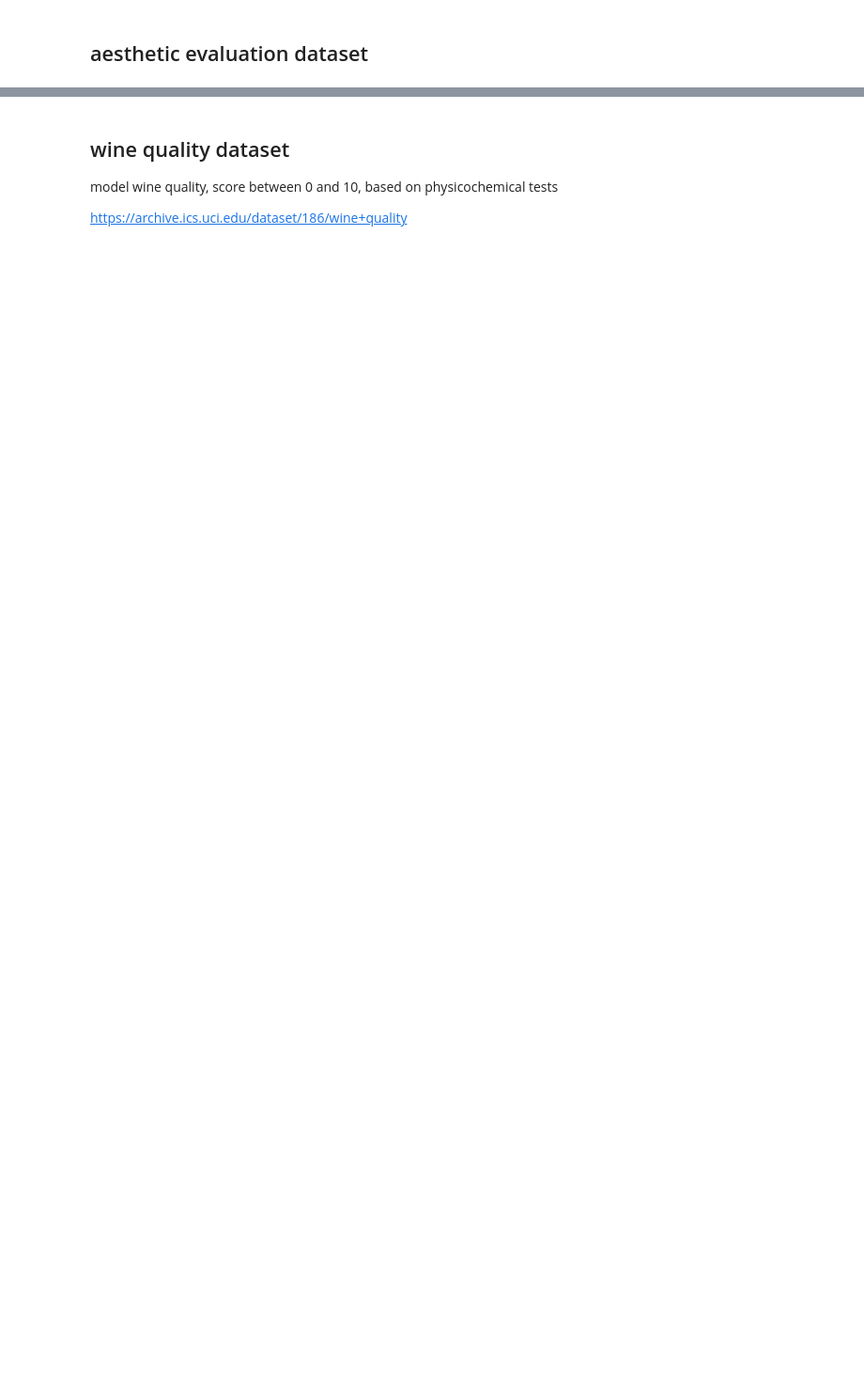
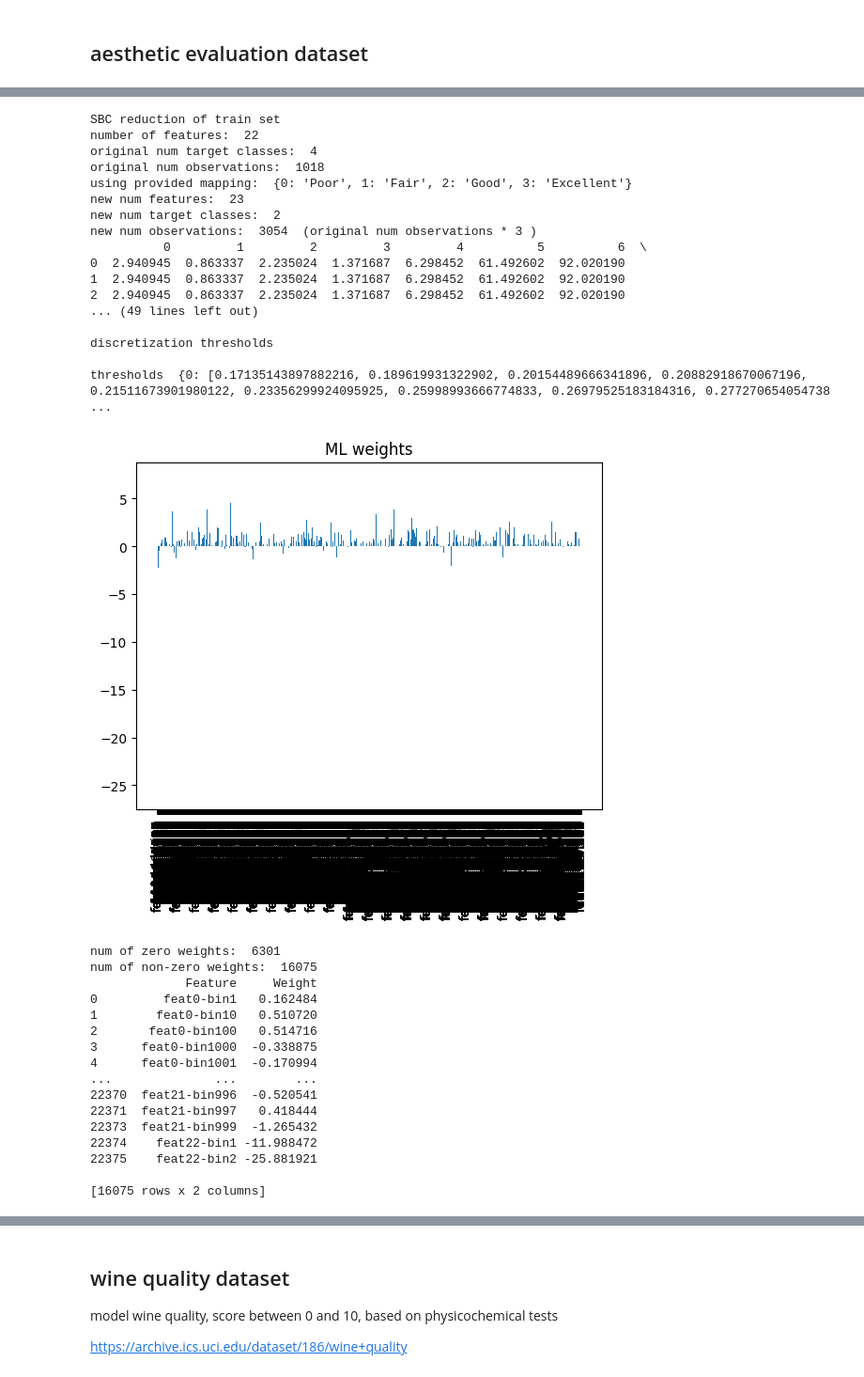
Before and after one commit to mafits/opt-ordinal-scorecards, a Jupyter notebook: test_ordinal.ipynb, the cells around one changed output, grey strips where cells are left out. Shown at 94% size. Cells and saved outputs as stored; diff of their text form; code cells hidden in the pictures; blank space fills up the shorter version.

```diff
--- a/test_ordinal.ipynb
+++ b/test_ordinal.ipynb
@@ -60,14 +138,49 @@ print(f'Number of non-zero weights: {num_nonzero_weights}')
 # %%
 start_time = time.time()
 scorecard = Scorecard()
 scorecard.fit(aesthetic_evaluation_X, aesthetic_evaluation_y, categorical_columns,
                 thresholds_method='INF_BINS',
                 encoding_method='1_OUT_OF_K',
                 model_method='ML',
                 use_sbc=True,
                 mapping=mapping,
                 num_nonzero_weights=num_nonzero_weights)
 
-_, infbins_accuracy, _ = scorecard.evaluate()
+_, infbins_accuracy = scorecard.evaluate()
 end_time = time.time()
 print(f"Execution time: {end_time - start_time} seconds")
+# %% [output]
+SBC reduction of train set
+number of features:  22
+original num target classes:  4
+original num observations:  1018
+using provided mapping:  {0: 'Poor', 1: 'Fair', 2: 'Good', 3: 'Excellent'}
+new num features:  23
+new num target classes:  2
+new num observations:  3054  (original num observations * 3 )
+          0         1         2         3         4          5          6  \
+0  2.940945  0.863337  2.235024  1.371687  6.298452  61.492602  92.020190
+1  2.940945  0.863337  2.235024  1.371687  6.298452  61.492602  92.020190
+2  2.940945  0.863337  2.235024  1.371687  6.298452  61.492602  92.020190
+... (49 lines left out)
+
+discretization thresholds
+
+thresholds  {0: [0.17135143897882216, 0.189619931322902, 0.20154489666341896, 0.20882918670067196, 0.21511673901980122, 0.23356299924095925, 0.25998993666774833, 0.26979525183184316, 0.277270654054738 ...
+[figure, added]
+num of zero weights:  6301
+num of non-zero weights:  16075
+             Feature     Weight
+0         feat0-bin1   0.162484
+1        feat0-bin10   0.510720
+2       feat0-bin100   0.514716
+3      feat0-bin1000  -0.338875
+4      feat0-bin1001  -0.170994
+...              ...        ...
+22370  feat21-bin996  -0.520541
+22371  feat21-bin997   0.418444
+22373  feat21-bin999  -1.265432
+22374    feat22-bin1 -11.988472
+22375    feat22-bin2 -25.881921
+
+[16075 rows x 2 columns]
```
Also changed, not shown: parts of 23 cells of this notebook, 5 other files.
